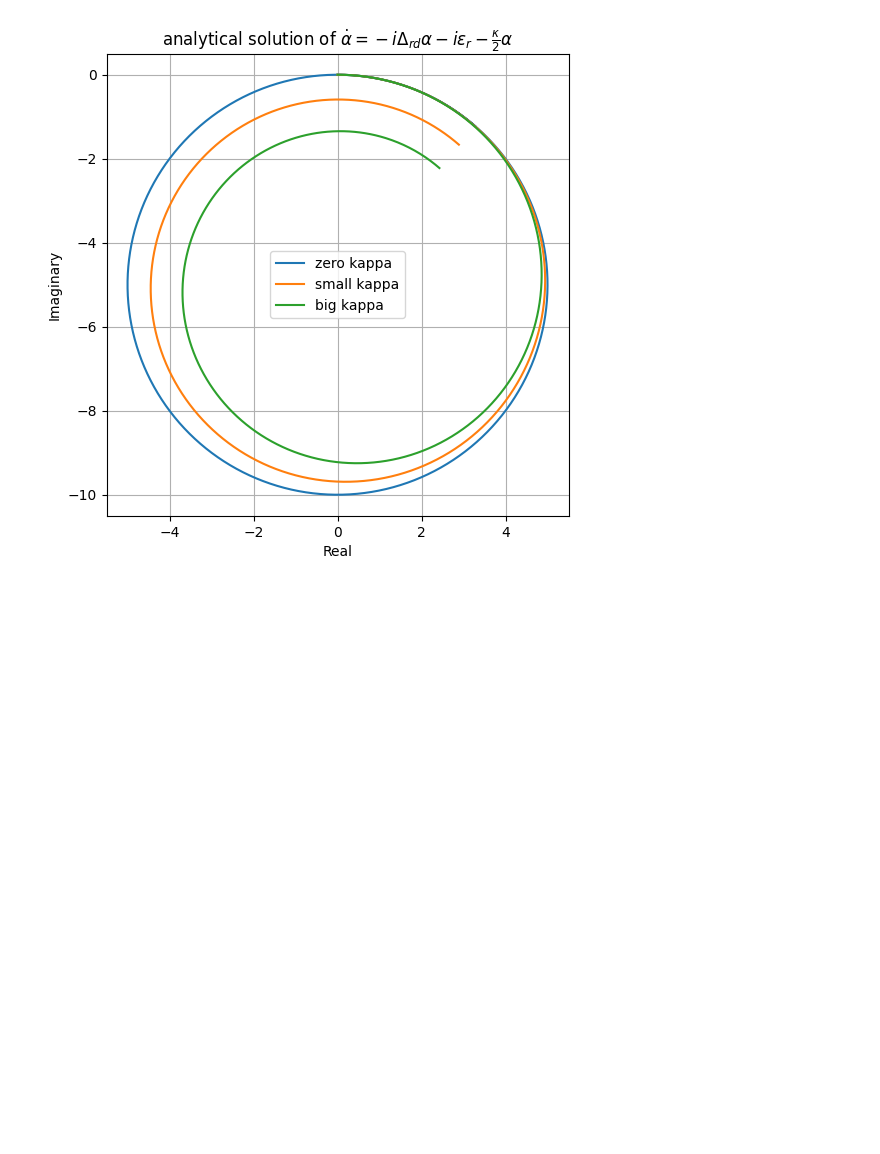
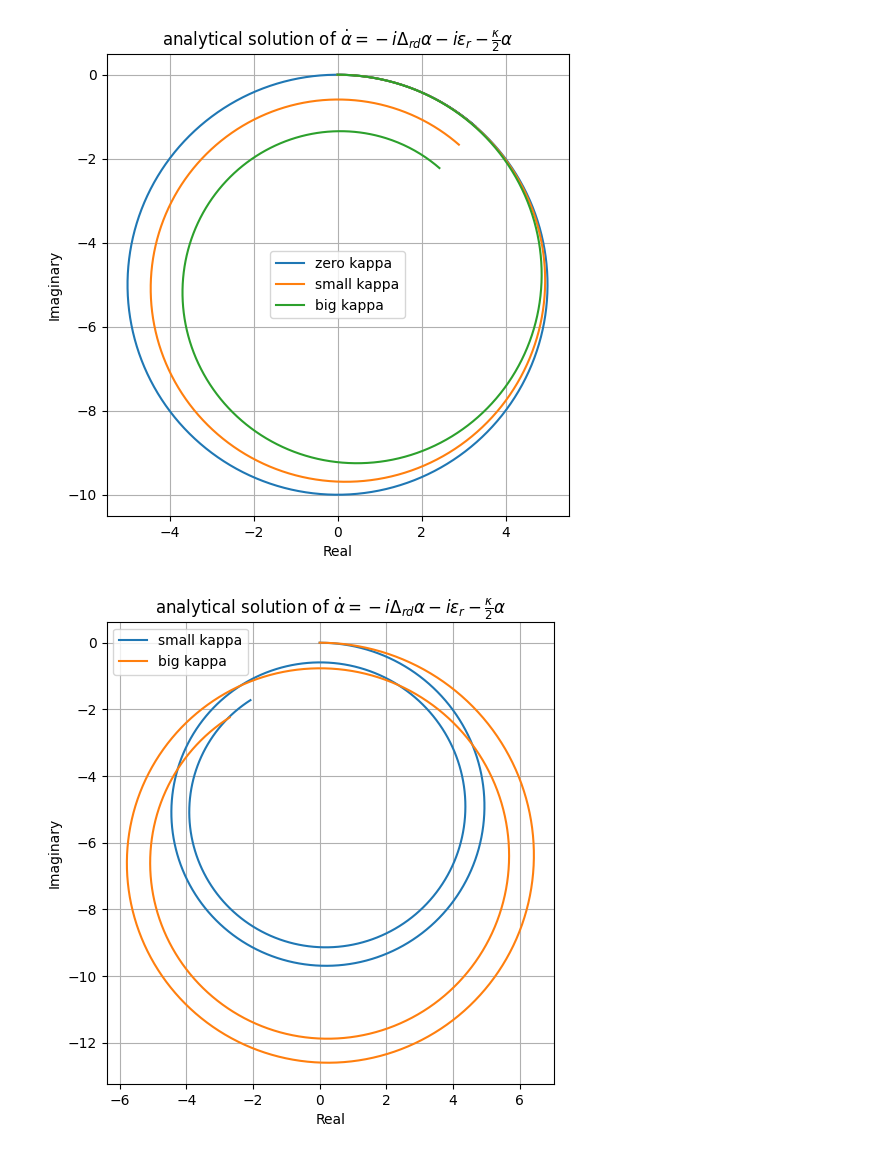
Before and after one commit to JiakaiW/fluxonium_leakage_detection, a Jupyter notebook: integer flux point fluxonium/three_outcome_2.33_0.69_0.12/semiclassical.ipynb, the cells around one changed output. Drawn from its saved outputs; the diff is of its cells as text; code cells hidden in the pictures; blank space fills up the shorter version.

```diff
--- a/integer flux point fluxonium/three_outcome_2.33_0.69_0.12/semiclassical.ipynb
+++ b/integer flux point fluxonium/three_outcome_2.33_0.69_0.12/semiclassical.ipynb
@@ -88,3 +88,44 @@ plt.gca().set_aspect('equal', 'box')
 plt.show()
 # %% [output]
 [figure]
+# %%
+import numpy as np
+import matplotlib.pyplot as plt
+
+
+
+def alpha(t, Delta_rd, epsilon_r, kappa):
+    return (-1j*epsilon_r / (1j*Delta_rd + kappa/2)) * (1 - np.exp(-(1j*Delta_rd + kappa/2)*t))
+
+plt.figure(figsize=(8, 6))
+tlist = np.linspace(0, 12000, 1000)
+
+epsilon_r = -0.005
+Delta_compu = -0.001
+Delta_0 = 0.0001
+Delta_3 = -0.0003
+
+
+Delta_rd = Delta_compu
+epsilon_r = epsilon_r
+kappa = 4e-5
+alpha_t_values = alpha(tlist, Delta_rd, epsilon_r, kappa)
+plt.plot(alpha_t_values.imag, alpha_t_values.real, label='small kappa')
+
+
+Delta_rd = Delta_compu
+epsilon_r = epsilon_r * 1.3
+kappa = 4e-5
+alpha_t_values = alpha(tlist, Delta_rd, epsilon_r, kappa)
+plt.plot(alpha_t_values.imag, alpha_t_values.real, label='big kappa')
+
+
+plt.title(r'analytical solution of $\dot{\alpha} = -i \Delta_{rd} \alpha - i \epsilon_r - \frac{\kappa}{2} \alpha$')
+plt.xlabel('Real')
+plt.ylabel('Imaginary')
+plt.legend()
+plt.grid(True)
+plt.gca().set_aspect('equal', 'box')
+plt.show()
+# %% [output]
+[figure, added]
```
Also changed, not shown: 4 other files.
